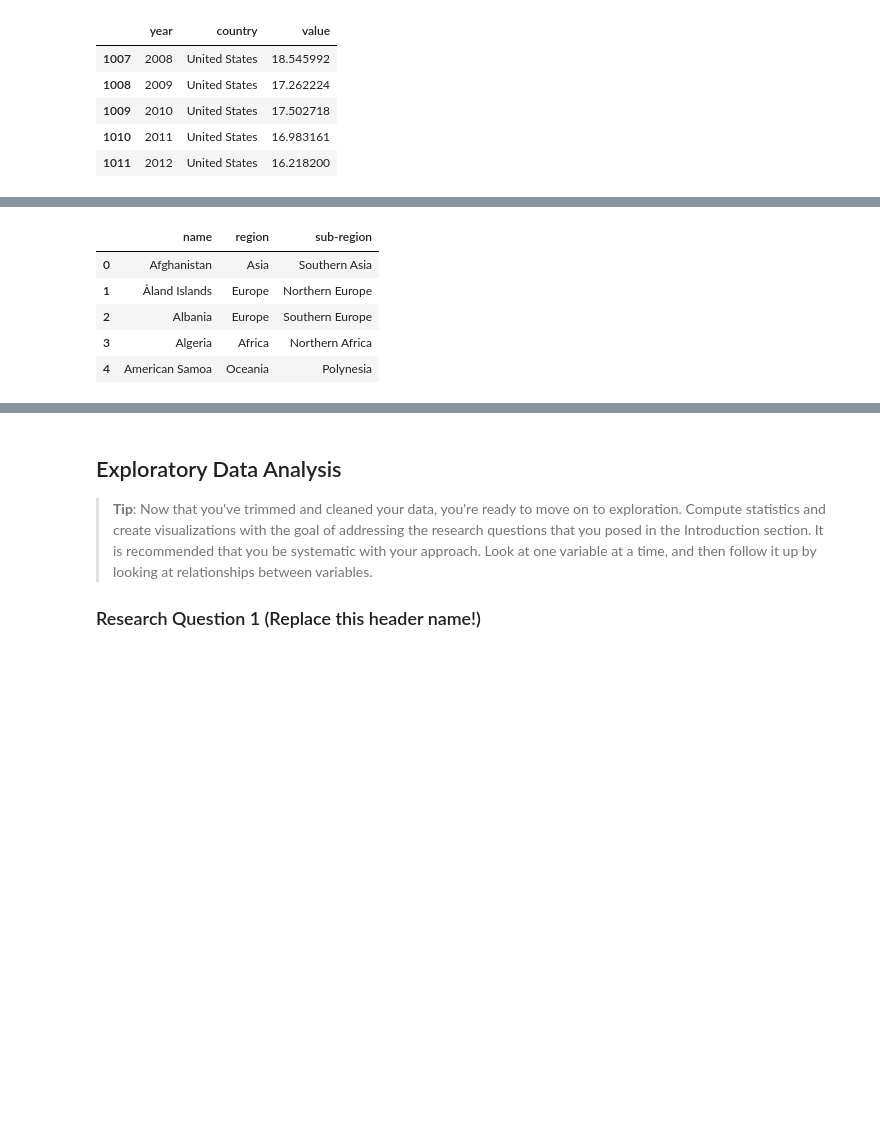
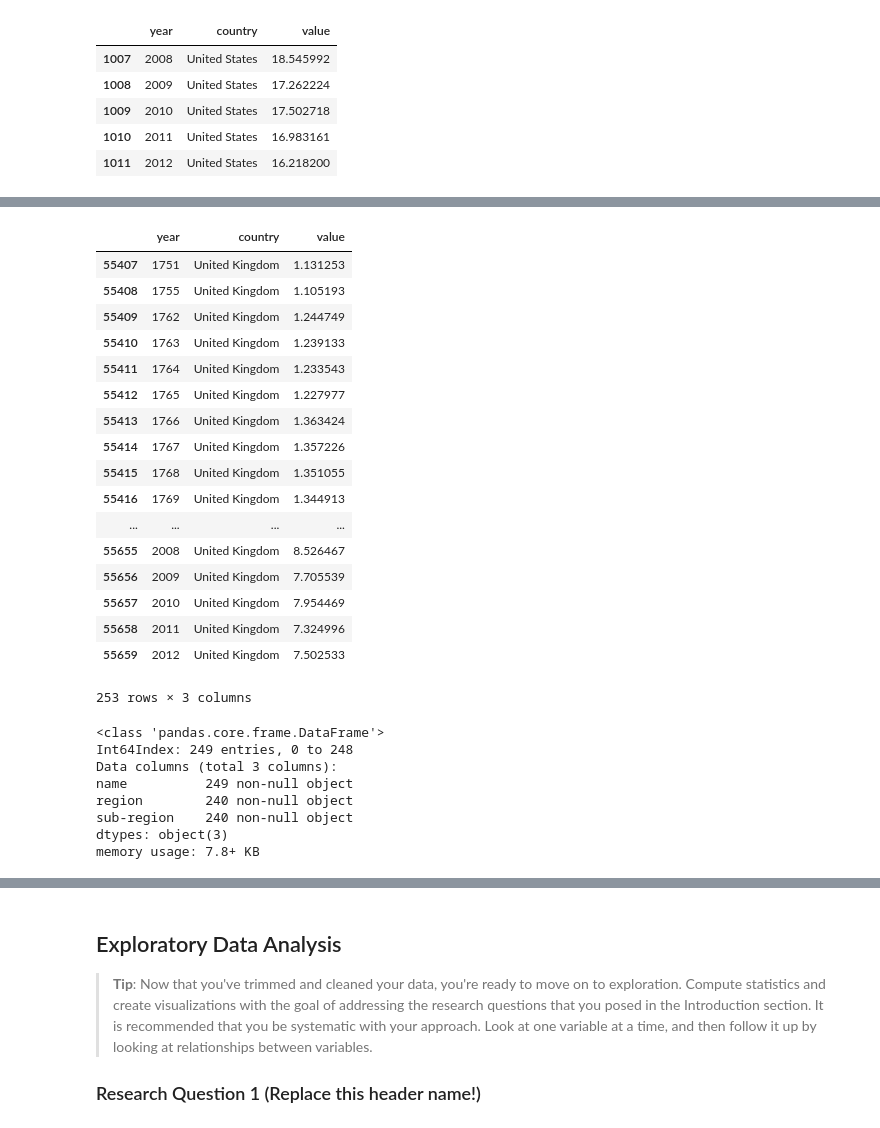
Before and after one commit to limegimlet/data_analysis_gapminder_co2, a Jupyter notebook: gapminder/investigate_gapminder_co2_data.ipynb, the cells around one changed output, grey strips where cells are left out. Cells and saved outputs as stored; diff of their text form; code cells hidden in the pictures; blank space fills up the shorter version.

```diff
--- a/gapminder/investigate_gapminder_co2_data.ipynb
+++ b/gapminder/investigate_gapminder_co2_data.ipynb
@@ -221,6 +170,20 @@ co2_my_countries.head()
 # %%
+# transpose df
+
+co2_my_countries = co2_my_countries.T
+
+# reindex
+co2_my_countries.reset_index(inplace=True)
+
+# rename to year
+co2_my_countries.rename(columns = {"index" : "year"}, inplace = True)
+
+
 # create list of columns to use as value columns
 
-cols = list(co2_my_countries.columns.values)
-cols = cols[1:]
-cols
+cols = list(co2_my_countries.columns.values)[1:]
+#cols = cols
+
+# convert to long format
+
+co2_my_countries_long = pd.melt(co2_my_countries, id_vars = 'year', value_vars = cols)
@@ -247,14 +199,56 @@ import unidecode
+# %%
+def prep_df(df):
+    # makes a copy & reshapes df so it can
+    # be converted to long (tidy) format
+    df_copy = pd.DataFrame.copy(df)
+    df_copy = df_copy.set_index('country')
+    df_yr_ix = df_copy.T
+    df_yr_ix = df_yr_ix.reset_index()
+    df_yr_ix.rename(columns = {"index" : "year"}, inplace = True)
+
+    # create list of country names for use as value columns
+    cols = (list(df_yr_ix.columns.values))[1:]
+
+    # convert to long format
+    df_yr_long = pd.melt(df_yr_ix, id_vars = 'year', value_vars = cols)
+
+    return df_yr_long
+# %%
+test = prep_df(co2)
+test[test.country == 'United Kingdom']
+# %% [output]
+|  | year | country | value |
+| 55407 | 1751 | United Kingdom | 1.131253 |
+| 55408 | 1755 | United Kingdom | 1.105193 |
+| 55409 | 1762 | United Kingdom | 1.244749 |
+| 55410 | 1763 | United Kingdom | 1.239133 |
+| 55411 | 1764 | United Kingdom | 1.233543 |
+| 55412 | 1765 | United Kingdom | 1.227977 |
+| 55413 | 1766 | United Kingdom | 1.363424 |
+| 55414 | 1767 | United Kingdom | 1.357226 |
+| 55415 | 1768 | United Kingdom | 1.351055 |
+| 55416 | 1769 | United Kingdom | 1.344913 |
+| ... | ... | ... | ... |
+| 55655 | 2008 | United Kingdom | 8.526467 |
+| 55656 | 2009 | United Kingdom | 7.705539 |
+| 55657 | 2010 | United Kingdom | 7.954469 |
+| 55658 | 2011 | United Kingdom | 7.324996 |
+| 55659 | 2012 | United Kingdom | 7.502533 |
+253 rows × 3 columns
 # %%
-# classify into regions
+# add continent and region info for
+# better grouping
+
 regions = pd.read_json('data/all_countries.json')
 regions = regions[['name', 'region', 'sub-region']]
-regions.head()
 # %% [output]
-|  | name | region | sub-region |
-| 0 | Afghanistan | Asia | Southern Asia |
-| 1 | Åland Islands | Europe | Northern Europe |
-| 2 | Albania | Europe | Southern Europe |
-| 3 | Algeria | Africa | Northern Africa |
-| 4 | American Samoa | Oceania | Polynesia |
+<class 'pandas.core.frame.DataFrame'>
+Int64Index: 249 entries, 0 to 248
+Data columns (total 3 columns):
+name          249 non-null object
+region        240 non-null object
+sub-region    240 non-null object
+dtypes: object(3)
+memory usage: 7.8+ KB
 # %%
 regions.info()
```
Also changed, not shown: parts of 46 cells of this notebook.
